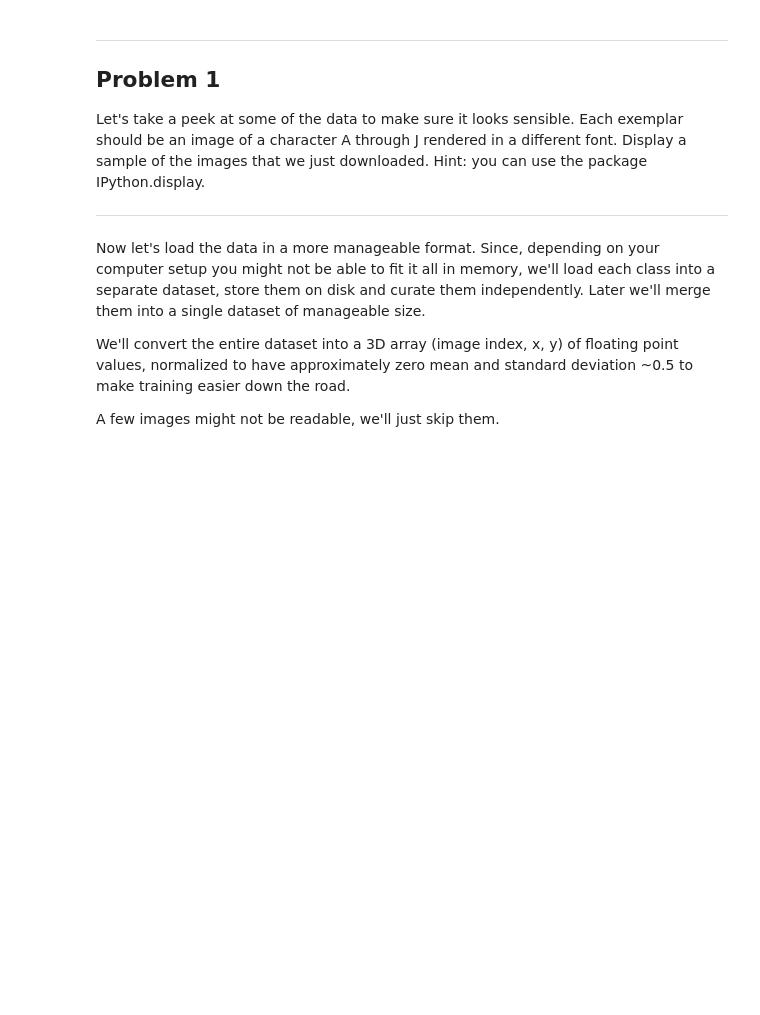
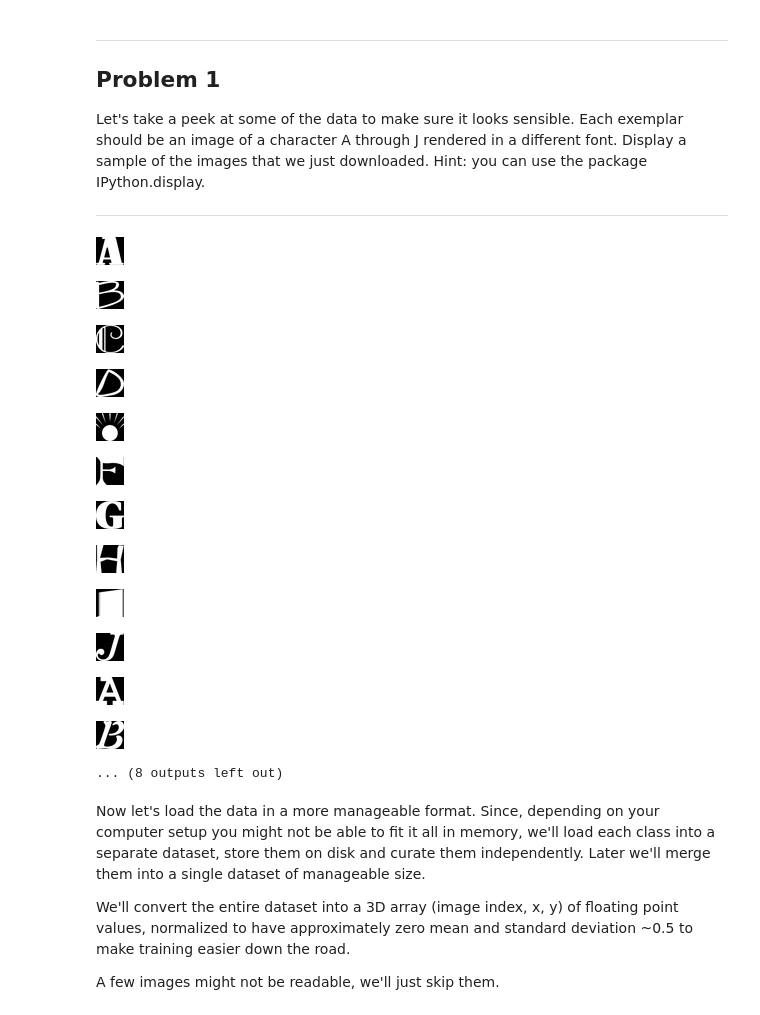
Before and after one commit to YaodanZhang/tensorflow, a Jupyter notebook: 1_notmnist.ipynb, the cells around one changed output. Drawn from its saved outputs; the diff is of its cells as text; code cells hidden in the pictures; blank space fills up the shorter version.

```diff
--- a/1_notmnist.ipynb
+++ b/1_notmnist.ipynb
@@ -108,6 +110,30 @@ Problem 1
 Let's take a peek at some of the data to make sure it looks sensible. Each exemplar should be an image of a character A through J rendered in a different font. Display a sample of the images that we just downloaded. Hint: you can use the package IPython.display.
 
 ---
+# %%
+import random
+
+dir_names = ['notMNIST_large', 'notMNIST_small']
+
+for dir_name in dir_names :
+    folders = ['A', 'B', 'C', 'D', 'E', 'F', 'G', 'H', 'I', 'J']
+    for folder in folders :
+        image = random.choice(os.listdir('/'.join([dir_name, folder])))
+        display(Image(filename='/'.join([dir_name, folder, image])))
+# %% [output]
+[figure, added]
+[figure, added]
+[figure, added]
+[figure, added]
+[figure, added]
+[figure, added]
+[figure, added]
+[figure, added]
+[figure, added]
+[figure, added]
+[figure, added]
+[figure, added]
+... (8 outputs left out)
 # %% [markdown]
 Now let's load the data in a more manageable format. Since, depending on your computer setup you might not be able to fit it all in memory, we'll load each class into a separate dataset, store them on disk and curate them independently. Later we'll merge them into a single dataset of manageable size.
 
```
Also changed, not shown: parts of 9 cells of this notebook, 2 other files.
